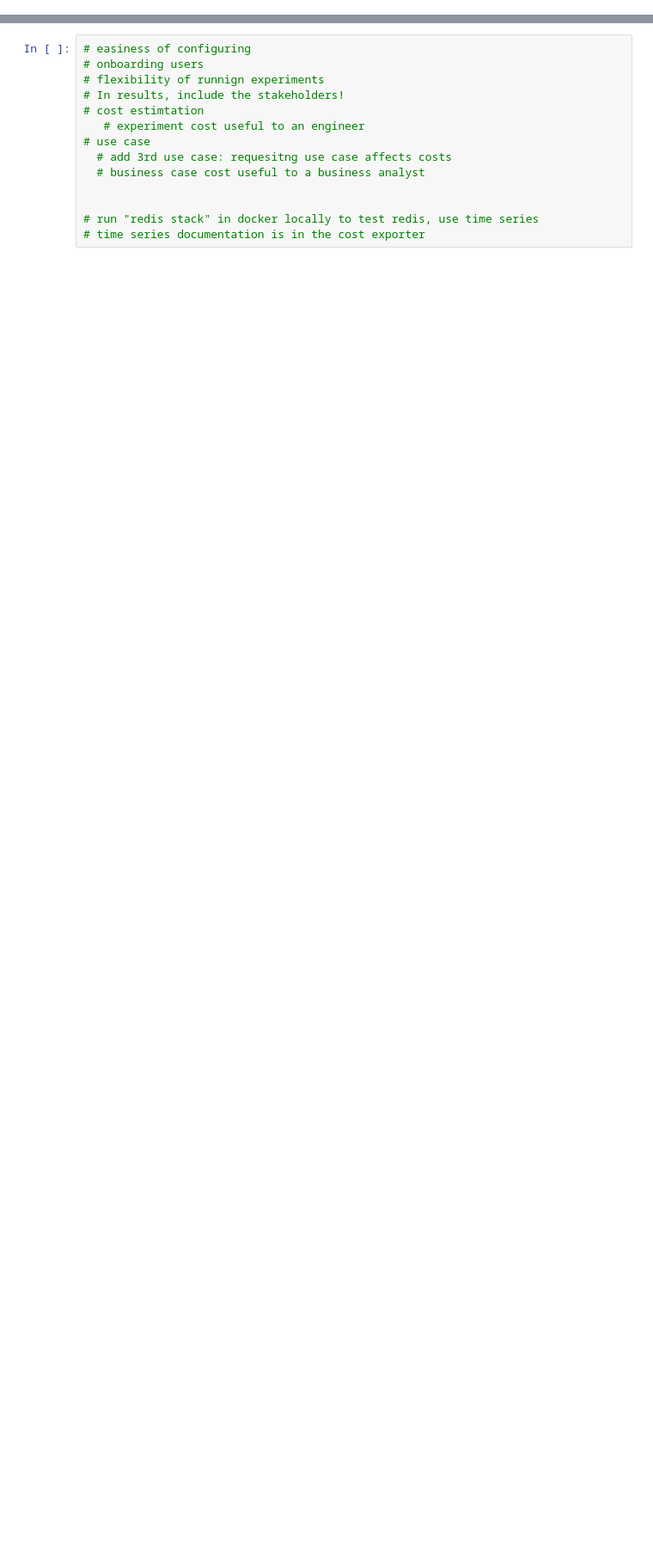
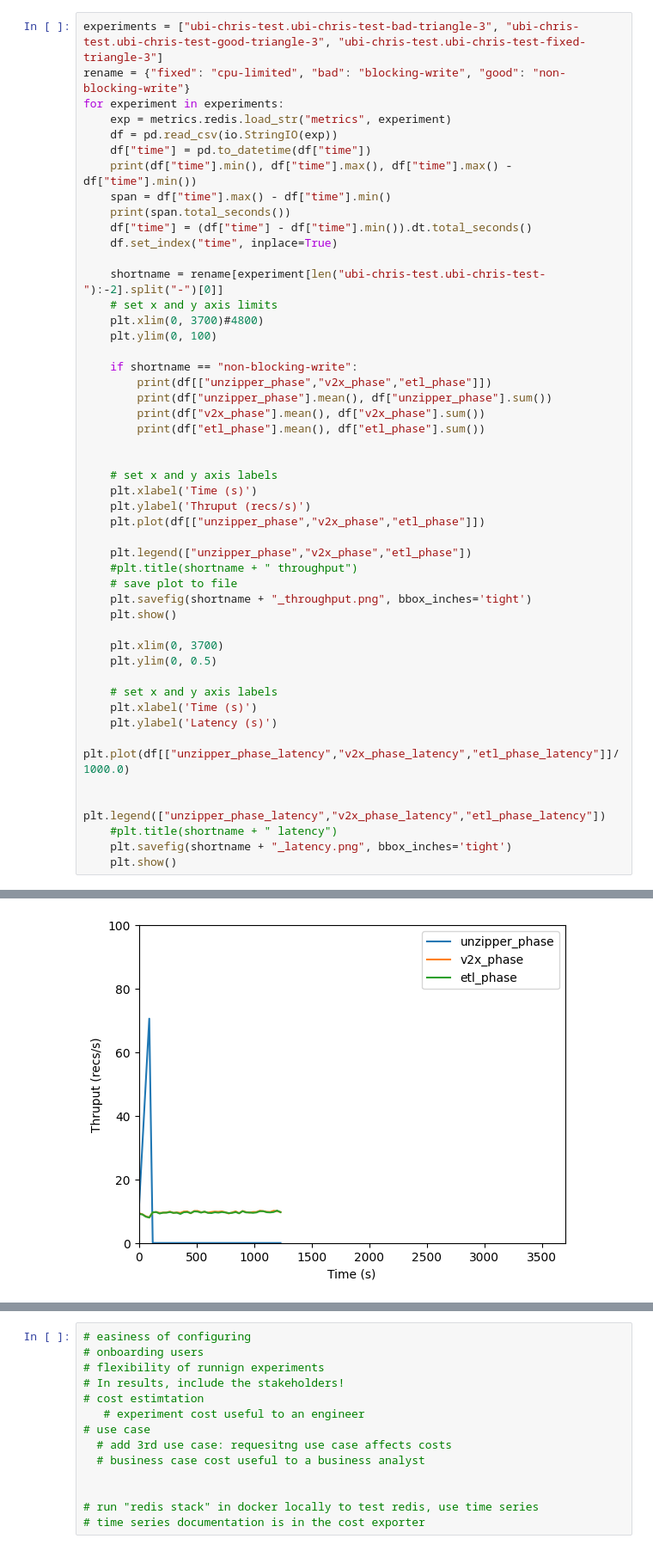
Before and after one commit to CarnegieMellon-PlantD/plantd-modeling, a Jupyter notebook: examine.ipynb, the cells around one changed output, grey strips where cells are left out. Shown at 86% size. Drawn from its saved outputs; the diff is of its cells as text; blank space fills up the shorter version.

```diff
--- a/examine.ipynb
+++ b/examine.ipynb
@@ -35,0 +13,49 @@ plt.legend(exp.metrics.columns)
+# %%
+experiments = ["ubi-chris-test.ubi-chris-test-bad-triangle-3", "ubi-chris-test.ubi-chris-test-good-triangle-3", "ubi-chris-test.ubi-chris-test-fixed-triangle-3"]
+rename = {"fixed": "cpu-limited", "bad": "blocking-write", "good": "non-blocking-write"}
+for experiment in experiments:
+    exp = metrics.redis.load_str("metrics", experiment)
+    df = pd.read_csv(io.StringIO(exp))
+    df["time"] = pd.to_datetime(df["time"])
+    print(df["time"].min(), df["time"].max(), df["time"].max() - df["time"].min())
+    span = df["time"].max() - df["time"].min()
+    print(span.total_seconds())
+    df["time"] = (df["time"] - df["time"].min()).dt.total_seconds()
+    df.set_index("time", inplace=True)
+
+    shortname = rename[experiment[len("ubi-chris-test.ubi-chris-test-"):-2].split("-")[0]]
+    # set x and y axis limits
+    plt.xlim(0, 3700)#4800)
+    plt.ylim(0, 100)
+
+    if shortname == "non-blocking-write":
+        print(df[["unzipper_phase","v2x_phase","etl_phase"]])
+        print(df["unzipper_phase"].mean(), df["unzipper_phase"].sum())
+        print(df["v2x_phase"].mean(), df["v2x_phase"].sum())
+        print(df["etl_phase"].mean(), df["etl_phase"].sum())
+
+
+    # set x and y axis labels
+    plt.xlabel('Time (s)')
+    plt.ylabel('Thruput (recs/s)')
+    plt.plot(df[["unzipper_phase","v2x_phase","etl_phase"]])
+
+    plt.legend(["unzipper_phase","v2x_phase","etl_phase"])
+    #plt.title(shortname + " throughput")
+    # save plot to file
+    plt.savefig(shortname + "_throughput.png", bbox_inches='tight')
+    plt.show()
+
+    plt.xlim(0, 3700)
+    plt.ylim(0, 0.5)
+
+    # set x and y axis labels
+    plt.xlabel('Time (s)')
+    plt.ylabel('Latency (s)')
+    plt.plot(df[["unzipper_phase_latency","v2x_phase_latency","etl_phase_latency"]]/1000.0)
+
+    plt.legend(["unzipper_phase_latency","v2x_phase_latency","etl_phase_latency"])
+    #plt.title(shortname + " latency")
+    plt.savefig(shortname + "_latency.png", bbox_inches='tight')
+    plt.show()
+# %% [output]
@@ -35,0 +64 @@ plt.legend(exp.metrics.columns)
+[figure, added]
```
Also changed, not shown: parts of 14 cells of this notebook, 4 other files.
